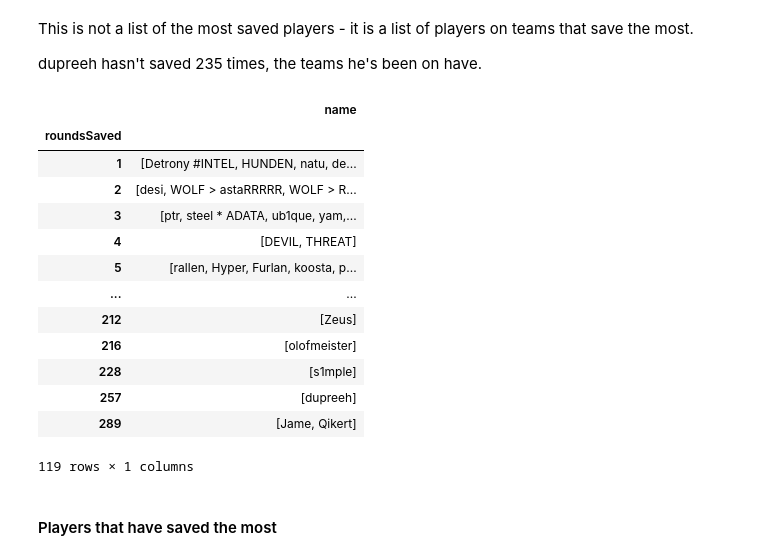
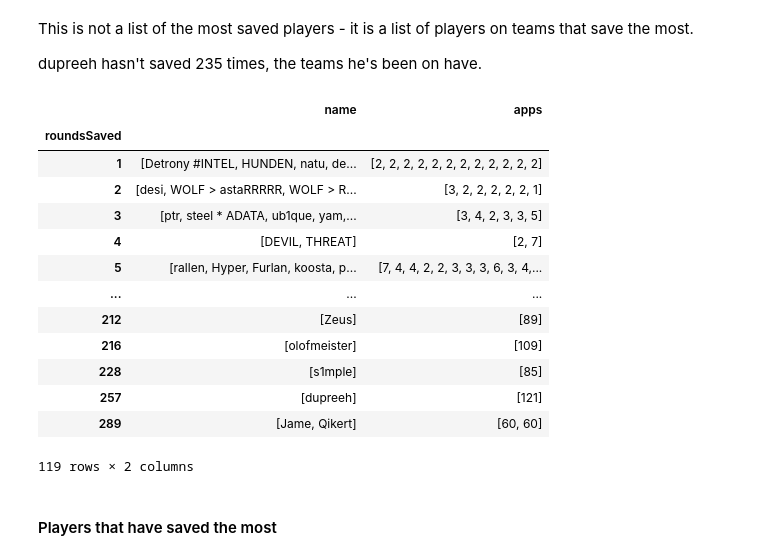
Before and after one commit to bevan-philip/have-cs-rounds-become-slower, a Jupyter notebook: analysis.ipynb, the cells around one changed output. Drawn from its saved outputs; the diff is of its cells as text; code cells hidden in the pictures.

```diff
--- a/analysis.ipynb
+++ b/analysis.ipynb
@@ -141,22 +139,22 @@ This is not a list of the most saved players - it is a list of players on teams
 
 dupreeh hasn't saved 235 times, the teams he's been on have.
 # %%
-survivingRounds.losingPlayers.explode().value_counts().to_frame().reset_index().rename(columns={"index":"SteamID64", "losingPlayers": "roundsSaved"}).merge(players_df)[['name', 'roundsSaved']].groupby('roundsSaved').agg(list)
+survivingRounds.losingPlayers.explode().value_counts().to_frame().reset_index().rename(columns={"index":"SteamID64", "losingPlayers": "roundsSaved"}).merge(players_df)[['name', 'roundsSaved', 'apps']].groupby('roundsSaved').agg(list)
 # %% [output]
-|  | name |
-| roundsSaved |  |
-| 1 | [Detrony #INTEL, HUNDEN, natu, de... |
-| 2 | [desi, WOLF > astaRRRRR, WOLF > R... |
-| 3 | [ptr, steel * ADATA, ub1que, yam,... |
-| 4 | [DEVIL, THREAT] |
-| 5 | [rallen, Hyper, Furlan, koosta, p... |
-| ... | ... |
-| 212 | [Zeus] |
-| 216 | [olofmeister] |
-| 228 | [s1mple] |
-| 257 | [dupreeh] |
-| 289 | [Jame, Qikert] |
+|  | name | apps |
+| roundsSaved |  |  |
+| 1 | [Detrony #INTEL, HUNDEN, natu, de... | [2, 2, 2, 2, 2, 2, 2, 2, 2, 2, 2, 2] |
+| 2 | [desi, WOLF > astaRRRRR, WOLF > R... | [3, 2, 2, 2, 2, 2, 1] |
+| 3 | [ptr, steel * ADATA, ub1que, yam,... | [3, 4, 2, 3, 3, 5] |
+| 4 | [DEVIL, THREAT] | [2, 7] |
+| 5 | [rallen, Hyper, Furlan, koosta, p... | [7, 4, 4, 2, 2, 3, 3, 3, 6, 3, 4,... |
+| ... | ... | ... |
+| 212 | [Zeus] | [89] |
+| 216 | [olofmeister] | [109] |
+| 228 | [s1mple] | [85] |
+| 257 | [dupreeh] | [121] |
+| 289 | [Jame, Qikert] | [60, 60] |
-119 rows × 1 columns
+119 rows × 2 columns
 # %% [markdown]
 #### Players that have saved the most
 # %%
```
Also changed, not shown: parts of 2 cells of this notebook.
